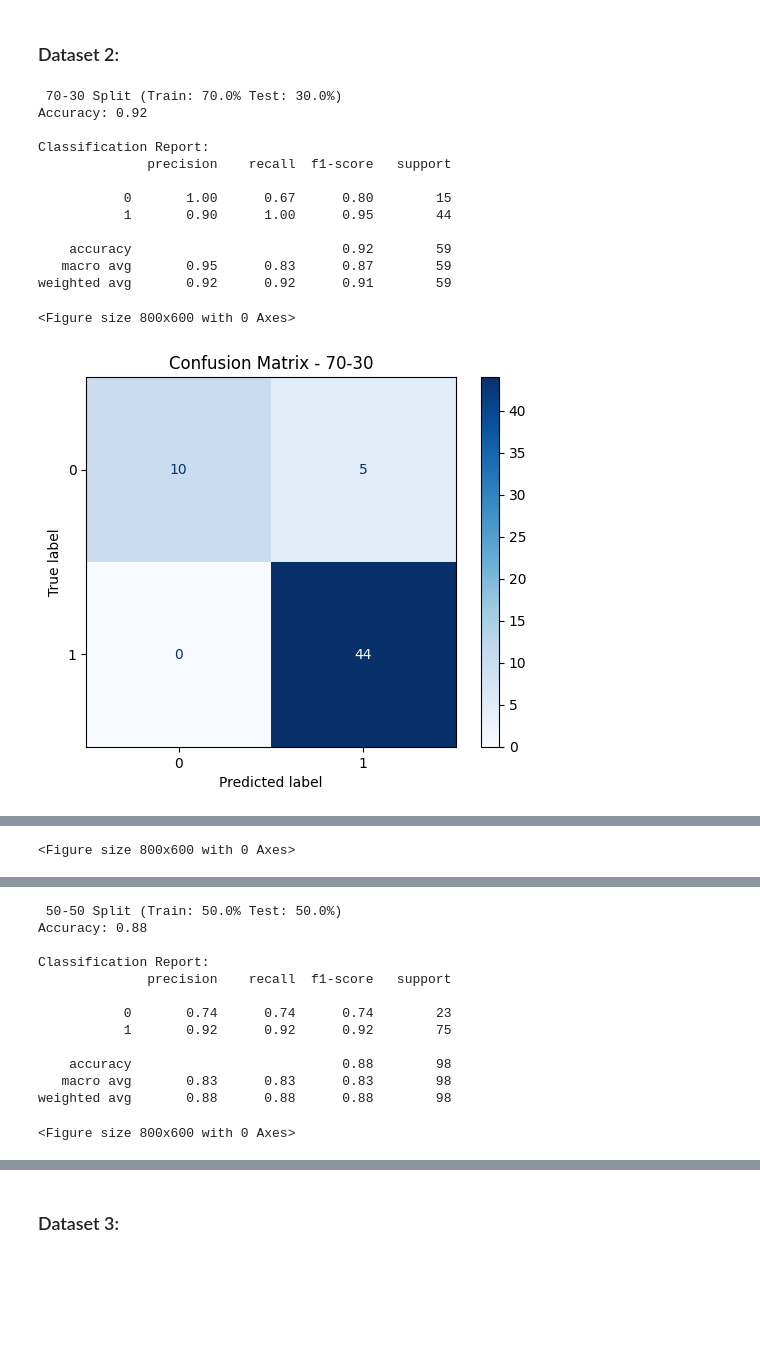
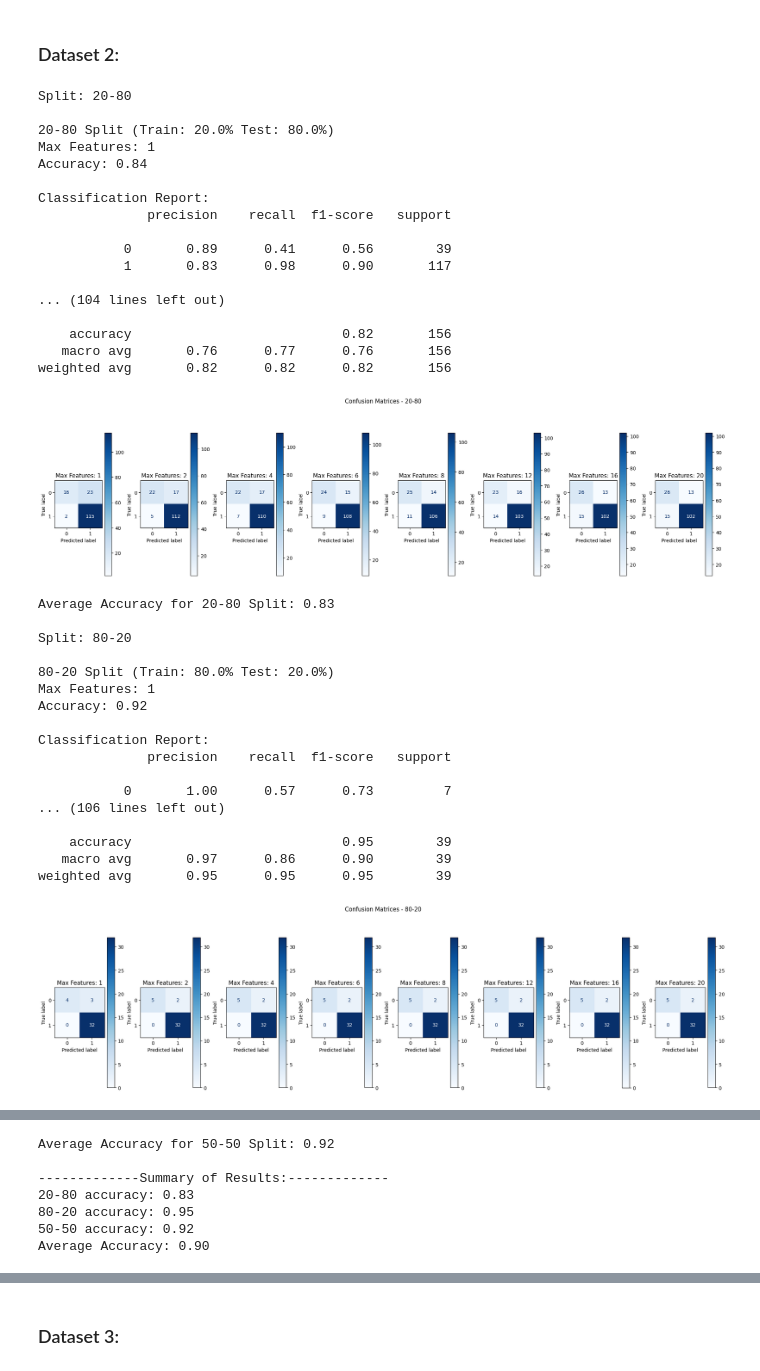
Before and after one commit to oodball/ML-implementation, a Jupyter notebook: random_forest.ipynb, the cells around one changed output, grey strips where cells are left out. Cells and saved outputs as stored; diff of their text form; code cells hidden in the pictures; blank space fills up the shorter version.

```diff
--- a/random_forest.ipynb
+++ b/random_forest.ipynb
@@ -156,34 +256,60 @@ Average Accuracy: 0.86
 # %%
 X = parkinsons.data.features
 y = parkinsons.data.targets
 
+
+
 results = {}
+
 for split_name, test_size in splits.items():
-    accuracy = train_evaluate_model(X, y, test_size, split_name, max_features=20)
-    results[split_name] = accuracy
+    print(f"\nSplit: {split_name}")
+    acc = train_evaluate_model(X, y, test_size, split_name, max_features)
+    results[split_name] = acc
 
-# Print comparison
+
 avg_acc = 0
-print("\n Summary of Results")
-for split, acc in results.items():
-    print(f"{split} split accuracy: {acc:.2f}")
+print("\n-------------Summary of Results:-------------")
+for split_max_feat, acc in results.items():
+    print(f"{split_max_feat} accuracy: {acc:.2f}")
     avg_acc += acc
 
-avg_acc /= len(results.items())
+avg_acc /= len(results)
 
 print(f"Average Accuracy: {avg_acc:.2f}")
 # %% [output]
- 70-30 Split (Train: 70.0% Test: 30.0%)
-Accuracy: 0.92
+Split: 20-80
+
+20-80 Split (Train: 20.0% Test: 80.0%)
+Max Features: 1
+Accuracy: 0.84
 
 Classification Report:
               precision    recall  f1-score   support
 
-           0       1.00      0.67      0.80        15
-           1       0.90      1.00      0.95        44
+           0       0.89      0.41      0.56        39
+           1       0.83      0.98      0.90       117
 
-    accuracy                           0.92        59
-   macro avg       0.95      0.83      0.87        59
-weighted avg       0.92      0.92      0.91        59
+... (104 lines left out)
+
+    accuracy                           0.82       156
+   macro avg       0.76      0.77      0.76       156
+weighted avg       0.82      0.82      0.82       156
+[figure, new version]
-<Figure size 800x600 with 0 Axes>
+Average Accuracy for 20-80 Split: 0.83
+
+Split: 80-20
+
+80-20 Split (Train: 80.0% Test: 20.0%)
+Max Features: 1
+Accuracy: 0.92
+
+Classification Report:
+              precision    recall  f1-score   support
+
+           0       1.00      0.57      0.73         7
+... (106 lines left out)
+
+    accuracy                           0.95        39
+   macro avg       0.97      0.86      0.90        39
+weighted avg       0.95      0.95      0.95        39
-[figure, old version]
+[figure, new version]
@@ -202 +334,7 @@ weighted avg       0.95      0.95      0.95        39
-<Figure size 800x600 with 0 Axes>
+Average Accuracy for 50-50 Split: 0.92
+
+-------------Summary of Results:-------------
+20-80 accuracy: 0.83
+80-20 accuracy: 0.95
+50-50 accuracy: 0.92
+Average Accuracy: 0.90
@@ -204,13 +340,0 @@ weighted avg       0.95      0.95      0.95        39
- 50-50 Split (Train: 50.0% Test: 50.0%)
-Accuracy: 0.88
-
-Classification Report:
-              precision    recall  f1-score   support
-
-           0       0.74      0.74      0.74        23
-           1       0.92      0.92      0.92        75
-
-    accuracy                           0.88        98
-   macro avg       0.83      0.83      0.83        98
-weighted avg       0.88      0.88      0.88        98
-<Figure size 800x600 with 0 Axes>
```
Also changed, not shown: parts of 7 cells of this notebook, 5 other files.
